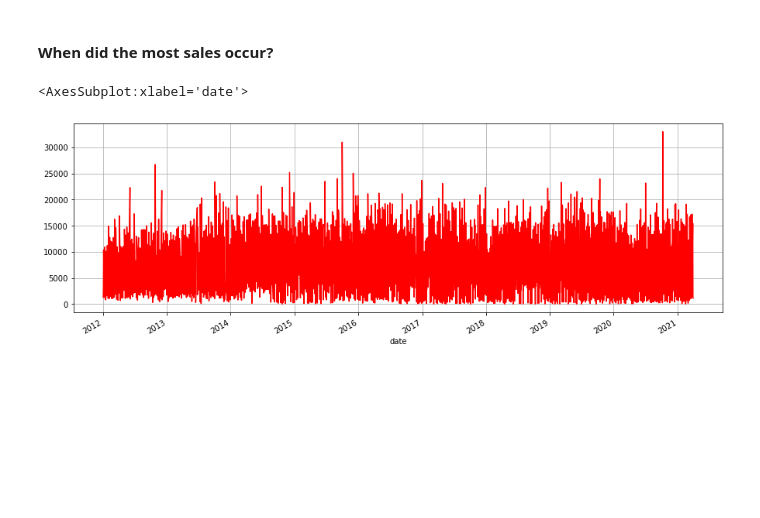
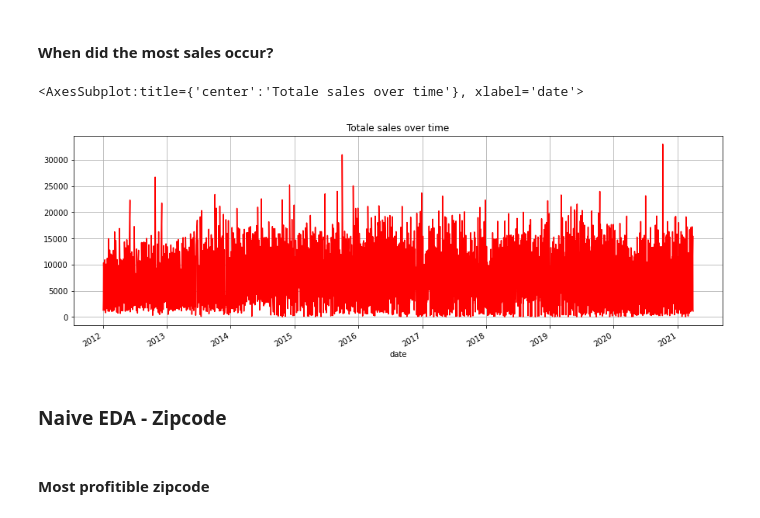
Before and after one commit to jymjam/Business-analytics-competition, a Jupyter notebook: data_cleaning/EDA.ipynb, the cells around one changed output. Saved outputs shown, nothing was run; the diff lists cells and outputs as text; code cells hidden in the pictures; blank space fills up the shorter version.

```diff
--- a/data_cleaning/EDA.ipynb
+++ b/data_cleaning/EDA.ipynb
@@ -474,7 +475,13 @@ df_merged.groupby(['itemcategory']).sum().sort_values('units_sold')['units_sold'
 # %%
 #Seems to me there is nothing of note here.
 
-df_merged.groupby(['date']).sum().sort_values(by = 'date')['units_sold'].plot(figsize = (15,5), color = 'red', grid = True)
+df_merged.groupby(['date']).sum().sort_values(by = 'date')\
+['units_sold'].plot(figsize = (15,5), color = 'red', grid = True,
+                   title = 'Totale sales over time')
 # %% [output]
-<AxesSubplot:xlabel='date'>
+<AxesSubplot:title={'center':'Totale sales over time'}, xlabel='date'>
-[figure, old version]
+[figure, new version]
+# %% [markdown]
+### Naive  EDA  - Zipcode
+# %% [markdown]
+#### Most profitible zipcode
```
Also changed, not shown: parts of 9 cells of this notebook.
